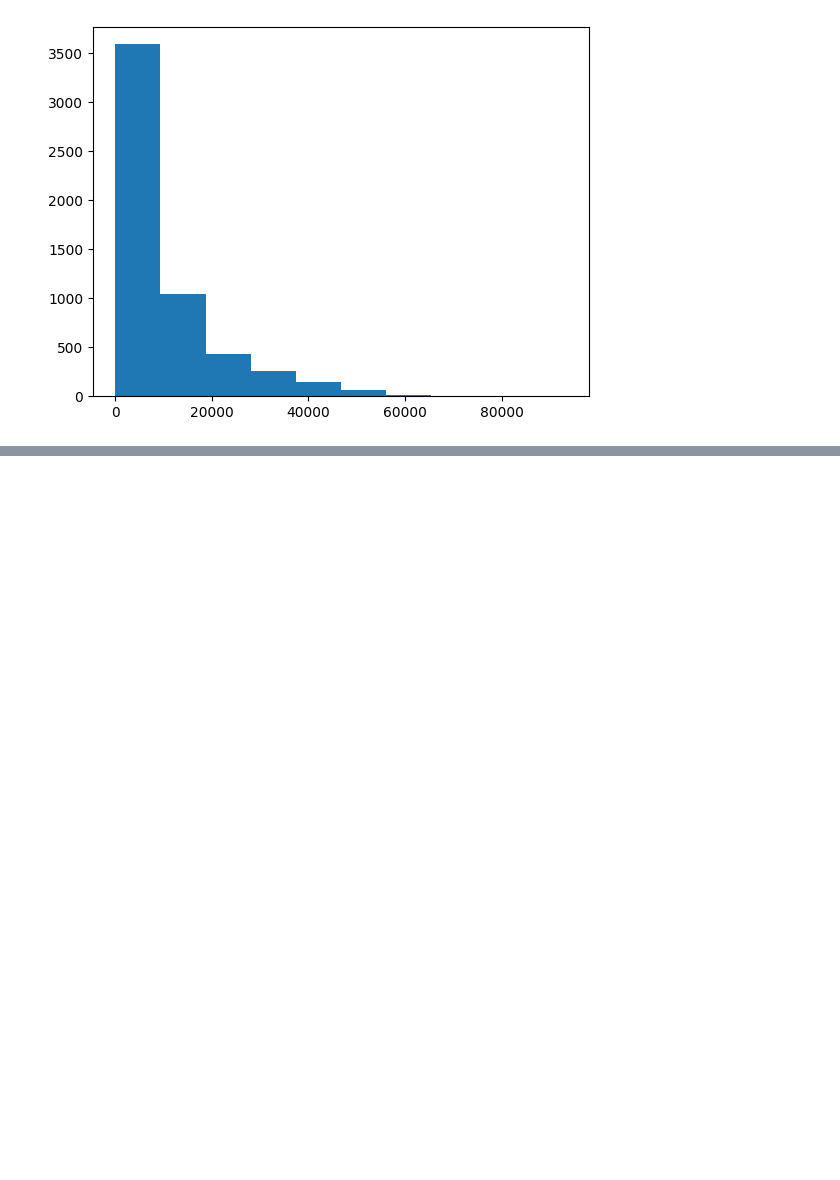
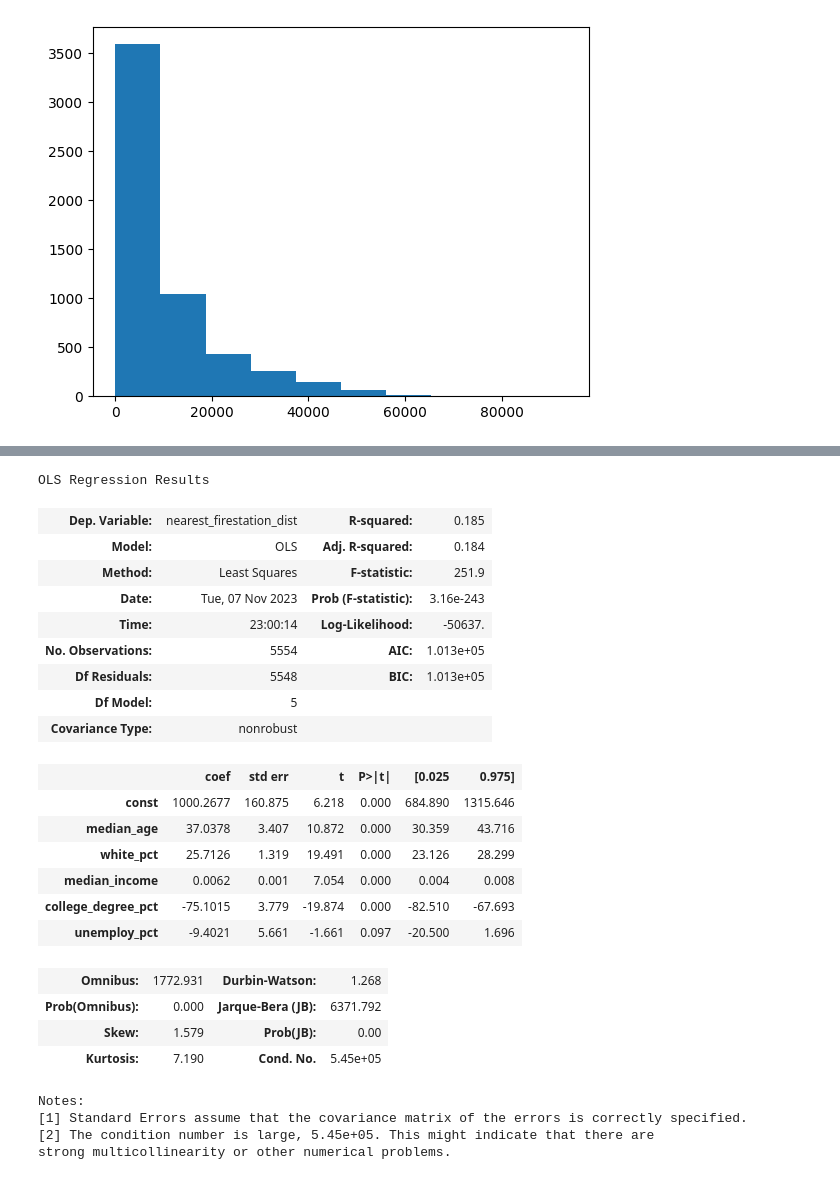
Before and after one commit to stevez02/ml4va_project, a Jupyter notebook: code/preliminary_analysis.ipynb, the cells around one changed output, grey strips where cells are left out. Drawn from its saved outputs; the diff is of its cells as text; code cells hidden in the pictures; blank space fills up the shorter version.

```diff
--- a/code/preliminary_analysis.ipynb
+++ b/code/preliminary_analysis.ipynb
@@ -179,3 +170,36 @@ Notes:
 [1] Standard Errors assume that the covariance matrix of the errors is correctly specified.
 [2] The condition number is large, 5.45e+05. This might indicate that there are
 strong multicollinearity or other numerical problems.
+# %%
+X = blocks.loc[:, ['median_age', 'white_pct', 'median_income', 'college_degree_pct', 'unemploy_pct']]
+y = blocks['nearest_firestation_dist']
+X = sm.add_constant(X)
+firestation_ols_model = sm.OLS(y, X)
+firestation_ols_model = firestation_ols_model.fit()
+firestation_ols_model.summary()
+# %% [output]
+OLS Regression Results
+| Dep. Variable: | nearest_firestation_dist | R-squared: | 0.185 |
+| Model: | OLS | Adj. R-squared: | 0.184 |
+| Method: | Least Squares | F-statistic: | 251.9 |
+| Date: | Tue, 07 Nov 2023 | Prob (F-statistic): | 3.16e-243 |
+| Time: | 23:00:14 | Log-Likelihood: | -50637. |
+| No. Observations: | 5554 | AIC: | 1.013e+05 |
+| Df Residuals: | 5548 | BIC: | 1.013e+05 |
+| Df Model: | 5 |  |  |
+| Covariance Type: | nonrobust |  |  |
+|  | coef | std err | t | P>|t| | [0.025 | 0.975] |
+| const | 1000.2677 | 160.875 | 6.218 | 0.000 | 684.890 | 1315.646 |
+| median_age | 37.0378 | 3.407 | 10.872 | 0.000 | 30.359 | 43.716 |
+| white_pct | 25.7126 | 1.319 | 19.491 | 0.000 | 23.126 | 28.299 |
+| median_income | 0.0062 | 0.001 | 7.054 | 0.000 | 0.004 | 0.008 |
+| college_degree_pct | -75.1015 | 3.779 | -19.874 | 0.000 | -82.510 | -67.693 |
+| unemploy_pct | -9.4021 | 5.661 | -1.661 | 0.097 | -20.500 | 1.696 |
+| Omnibus: | 1772.931 | Durbin-Watson: | 1.268 |
+| Prob(Omnibus): | 0.000 | Jarque-Bera (JB): | 6371.792 |
+| Skew: | 1.579 | Prob(JB): | 0.00 |
+| Kurtosis: | 7.190 | Cond. No. | 5.45e+05 |
+Notes:
+[1] Standard Errors assume that the covariance matrix of the errors is correctly specified.
+[2] The condition number is large, 5.45e+05. This might indicate that there are
+strong multicollinearity or other numerical problems.
```
Also changed, not shown: parts of 12 cells of this notebook, 6 other files.
